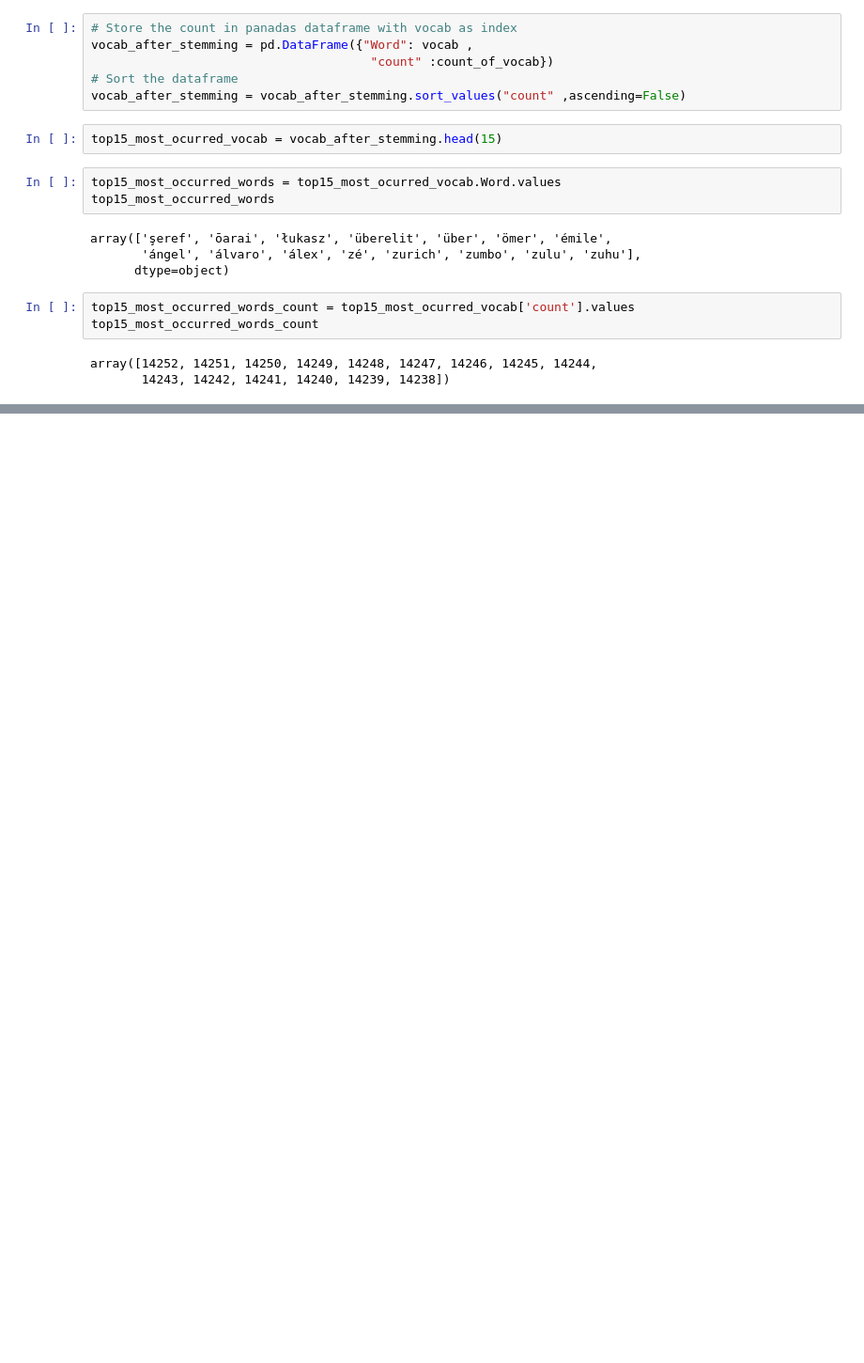
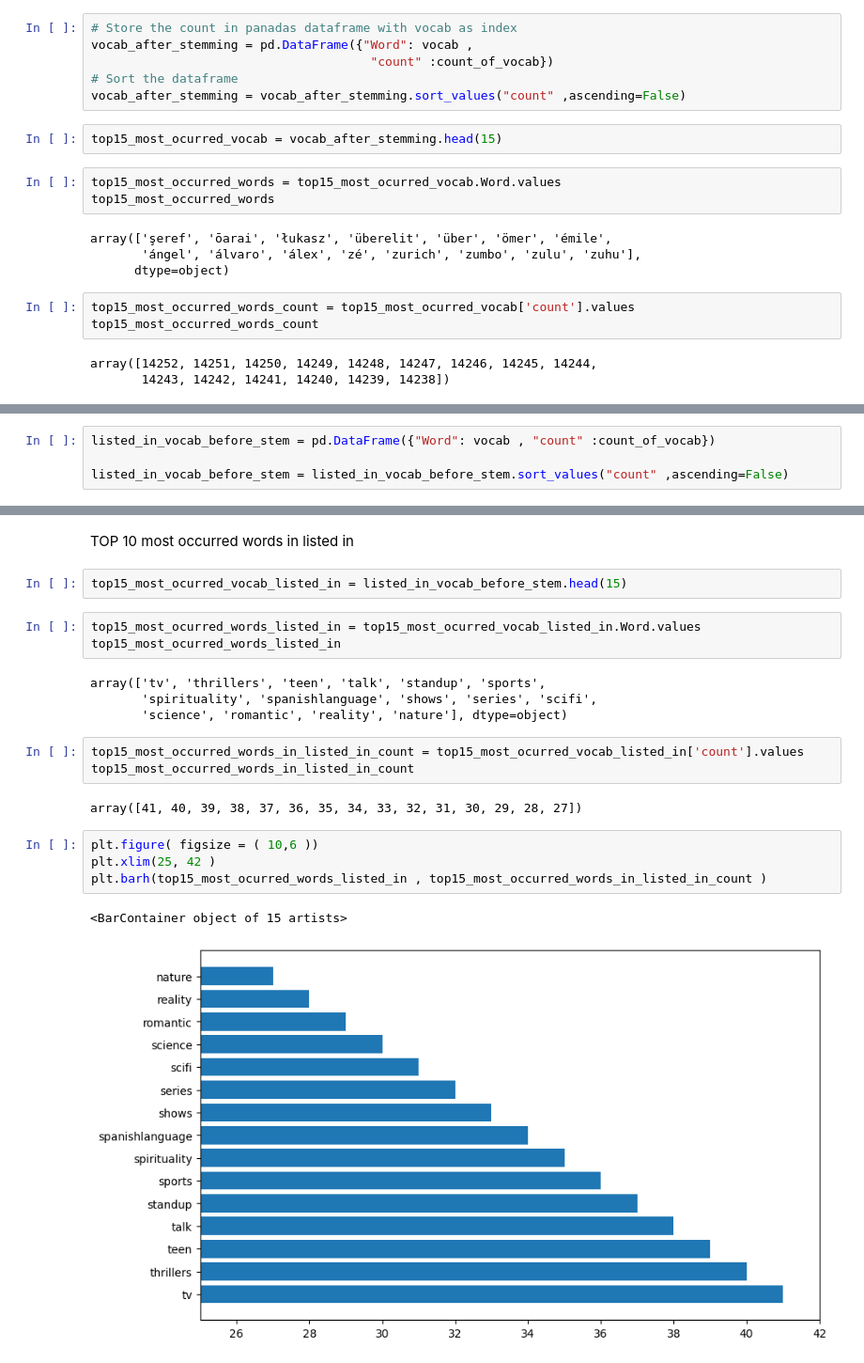
Before and after one commit to pritesh2292/Netflix-Movies-Tv-Shows-Clustering, a Jupyter notebook: Netflix_unsupervised_ML_capstone_project_.ipynb, the cells around one changed output, grey strips where cells are left out. Shown at 94% size. Cells and saved outputs as stored; diff of their text form; blank space fills up the shorter version.

```diff
--- a/Netflix_unsupervised_ML_capstone_project_.ipynb
+++ b/Netflix_unsupervised_ML_capstone_project_.ipynb
@@ -634,0 +705,4 @@ SyntaxError: ignored
+# %%
+listed_in_vocab_before_stem = pd.DataFrame({"Word": vocab , "count" :count_of_vocab})
+
+listed_in_vocab_before_stem = listed_in_vocab_before_stem.sort_values("count" ,ascending=False)
@@ -634,0 +727,23 @@ SyntaxError: ignored
+# %% [markdown]
+TOP 10 most occurred words in listed in
+# %%
+top15_most_ocurred_vocab_listed_in = listed_in_vocab_before_stem.head(15)
+# %%
+top15_most_ocurred_words_listed_in = top15_most_ocurred_vocab_listed_in.Word.values
+top15_most_ocurred_words_listed_in
+# %% [output]
+array(['tv', 'thrillers', 'teen', 'talk', 'standup', 'sports',
+       'spirituality', 'spanishlanguage', 'shows', 'series', 'scifi',
+       'science', 'romantic', 'reality', 'nature'], dtype=object)
+# %%
+top15_most_occurred_words_in_listed_in_count = top15_most_ocurred_vocab_listed_in['count'].values
+top15_most_occurred_words_in_listed_in_count
+# %% [output]
+array([41, 40, 39, 38, 37, 36, 35, 34, 33, 32, 31, 30, 29, 28, 27])
+# %%
+plt.figure( figsize = ( 10,6 ))
+plt.xlim(25, 42 )
+plt.barh(top15_most_ocurred_words_listed_in , top15_most_occurred_words_in_listed_in_count )
+# %% [output]
+<BarContainer object of 15 artists>
+[figure, added]
```
Also changed, not shown: parts of 49 cells of this notebook.
